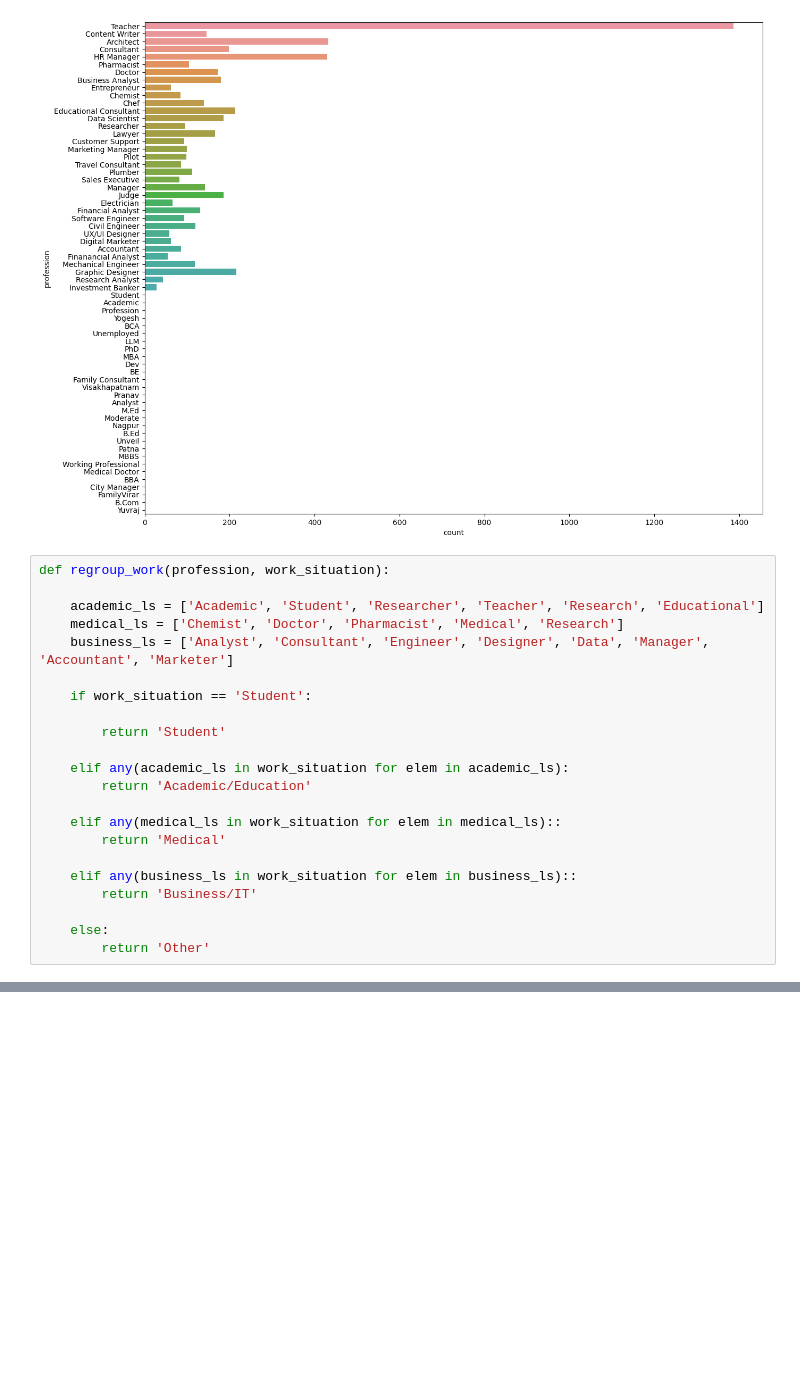
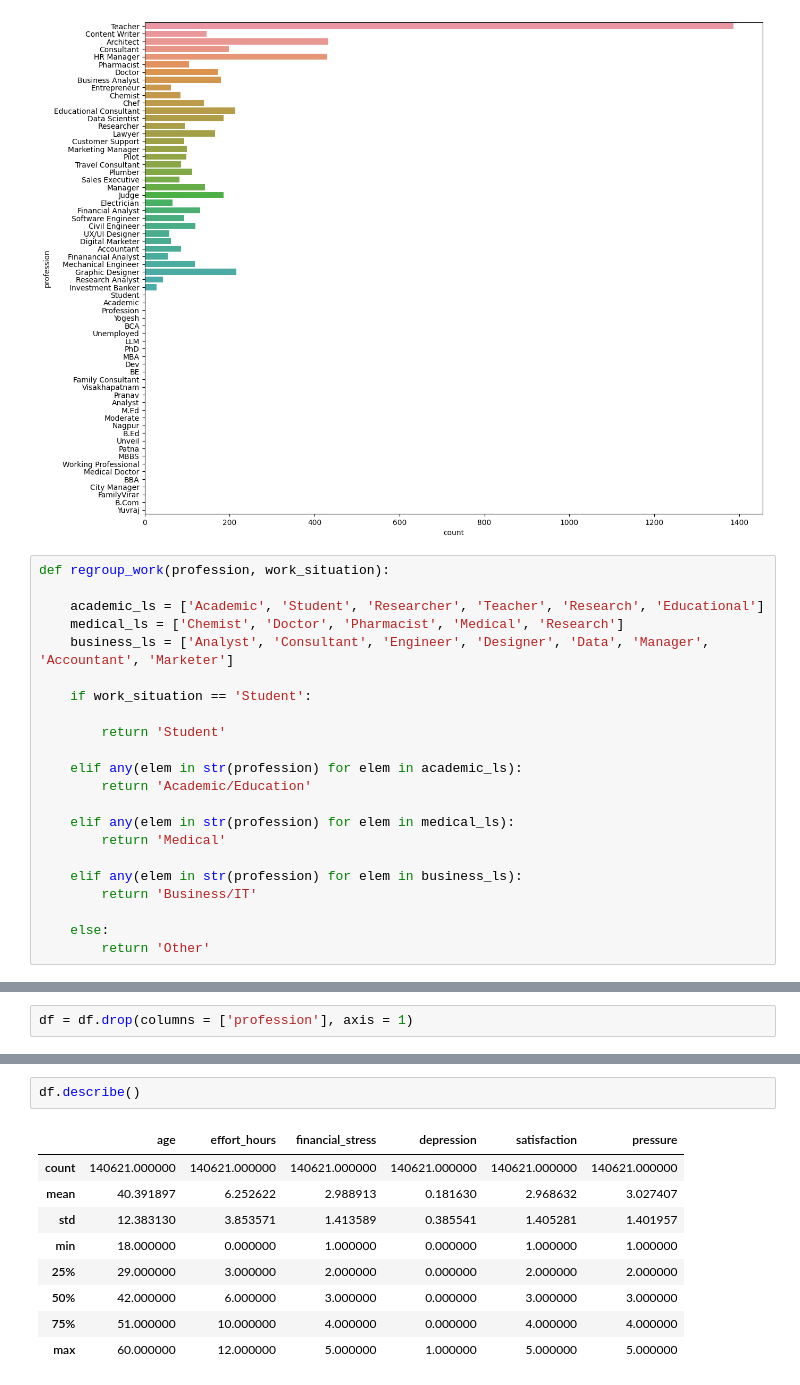
Before and after one commit to sampontiroli/projects, a Jupyter notebook: exploring-mental-health-eda.ipynb, the cells around one changed output, grey strips where cells are left out. Saved outputs shown, nothing was run; the diff lists cells and outputs as text; blank space fills up the shorter version.

```diff
--- a/exploring-mental-health-eda.ipynb
+++ b/exploring-mental-health-eda.ipynb
@@ -445,13 +448,13 @@ def regroup_work(profession, work_situation):
 
         return 'Student'
 
-    elif any(academic_ls in work_situation for elem in academic_ls):
+    elif any(elem in str(profession) for elem in academic_ls):
         return 'Academic/Education'
 
-    elif any(medical_ls in work_situation for elem in medical_ls)::
+    elif any(elem in str(profession) for elem in medical_ls):
         return 'Medical'
 
-    elif any(business_ls in work_situation for elem in business_ls)::
+    elif any(elem in str(profession) for elem in business_ls):
         return 'Business/IT'
 
     else:
@@ -462,0 +470,2 @@ AttributeError: 'list' object has no attribute 'isin'
+# %%
+df = df.drop(columns = ['profession'], axis = 1)
@@ -462,0 +520,12 @@ AttributeError: 'list' object has no attribute 'isin'
+# %%
+df.describe()
+# %% [output]
+|  | age | effort_hours | financial_stress | depression | satisfaction | pressure |
+| count | 140621.000000 | 140621.000000 | 140621.000000 | 140621.000000 | 140621.000000 | 140621.000000 |
+| mean | 40.391897 | 6.252622 | 2.988913 | 0.181630 | 2.968632 | 3.027407 |
+| std | 12.383130 | 3.853571 | 1.413589 | 0.385541 | 1.405281 | 1.401957 |
+| min | 18.000000 | 0.000000 | 1.000000 | 0.000000 | 1.000000 | 1.000000 |
+| 25% | 29.000000 | 3.000000 | 2.000000 | 0.000000 | 2.000000 | 2.000000 |
+| 50% | 42.000000 | 6.000000 | 3.000000 | 0.000000 | 3.000000 | 3.000000 |
+| 75% | 51.000000 | 10.000000 | 4.000000 | 0.000000 | 4.000000 | 4.000000 |
+| max | 60.000000 | 12.000000 | 5.000000 | 1.000000 | 5.000000 | 5.000000 |
```
Also changed, not shown: parts of 11 cells of this notebook.
